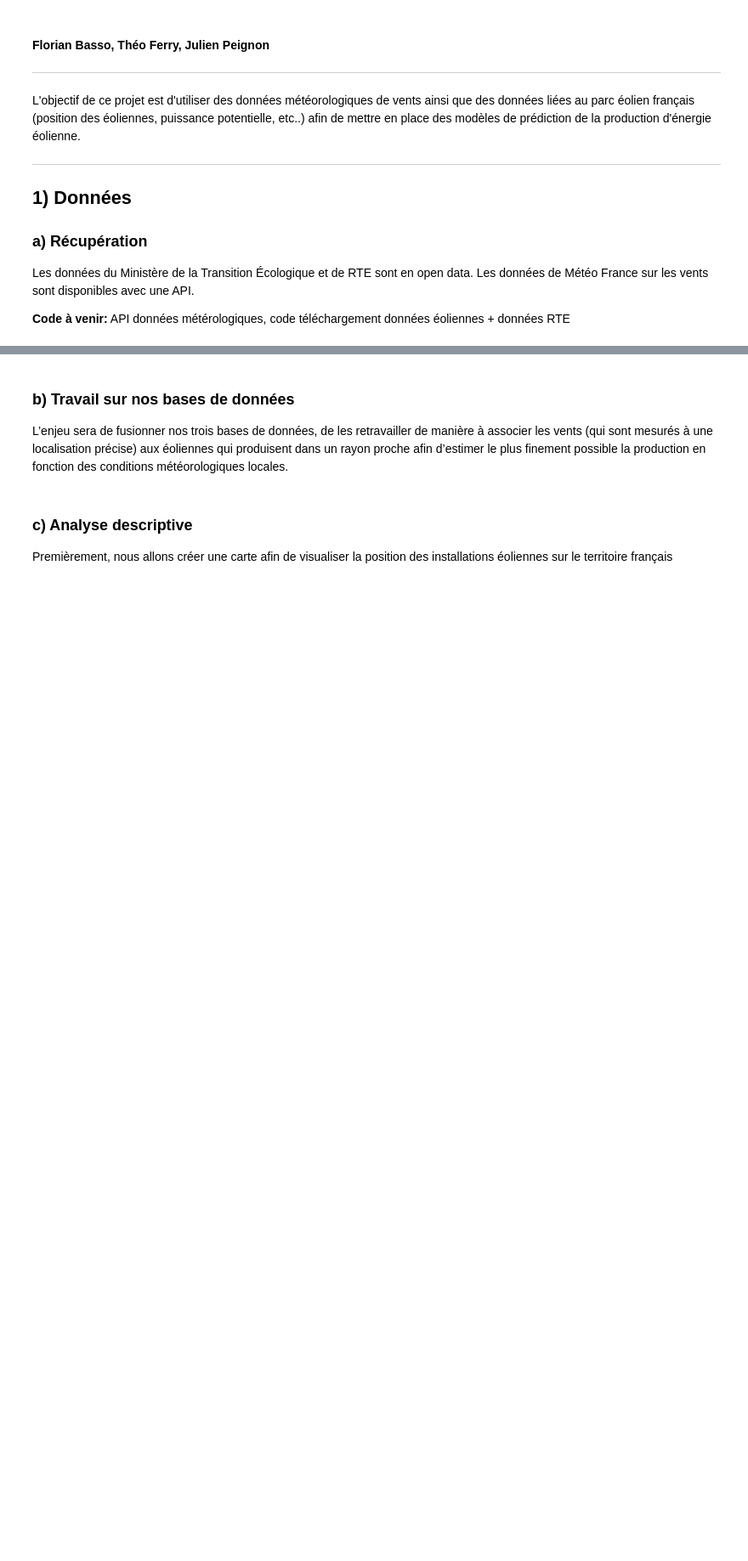
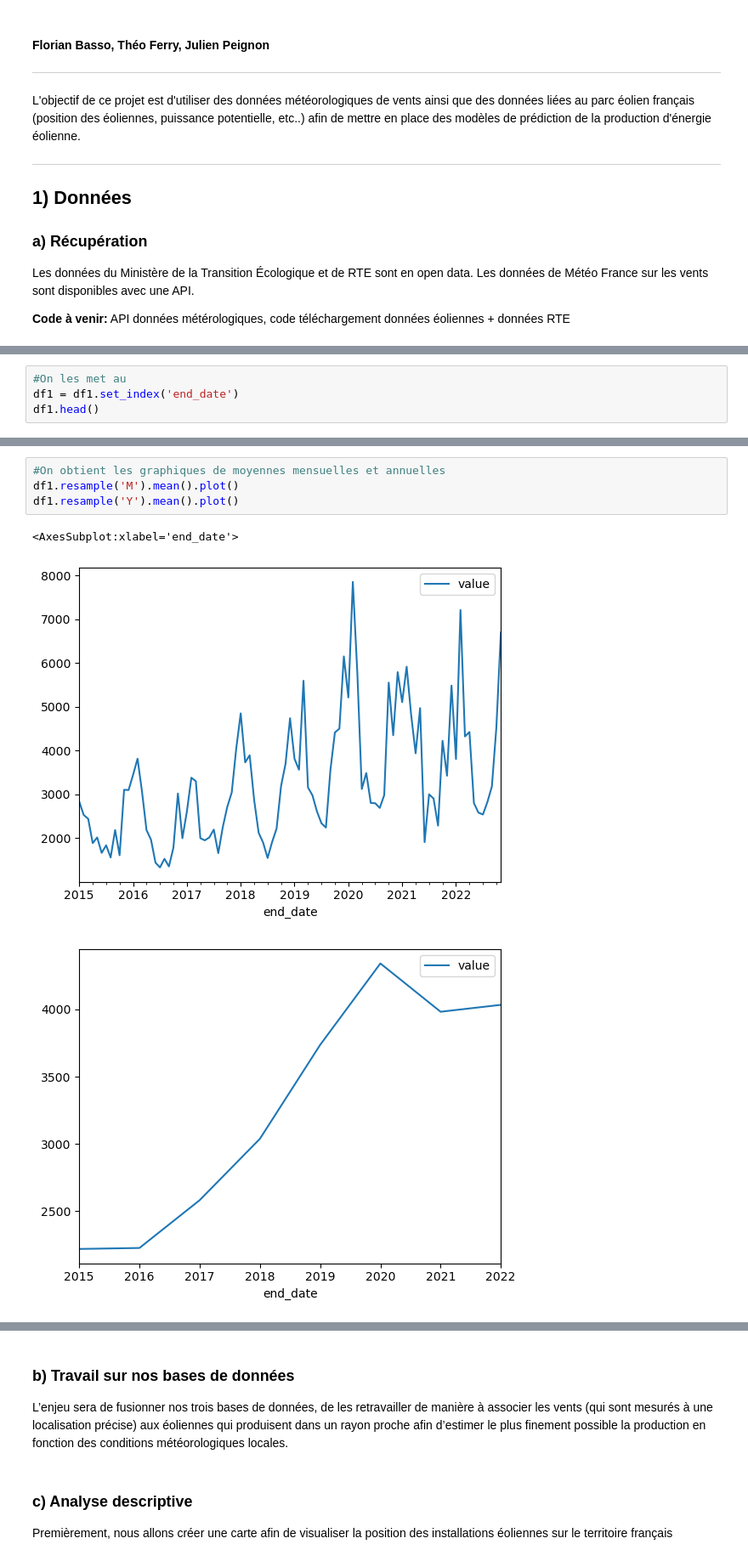
Before and after one commit to Basso42/Production-eolienne-ENSAE, a Jupyter notebook: ProjetPython.ipynb, the cells around one changed output, grey strips where cells are left out. Shown at 85% size. Saved outputs shown, nothing was run; the diff lists cells and outputs as text; blank space fills up the shorter version.

```diff
--- a/ProjetPython.ipynb
+++ b/ProjetPython.ipynb
@@ -11,0 +144,4 @@ Les données du Ministère de la Transition Écologique et de RTE sont en open d
+# %%
+#On les met au
+df1 = df1.set_index('end_date')
+df1.head()
@@ -11,0 +156,8 @@ Les données du Ministère de la Transition Écologique et de RTE sont en open d
+# %%
+#On obtient les graphiques de moyennes mensuelles et annuelles
+df1.resample('M').mean().plot()
+df1.resample('Y').mean().plot()
+# %% [output]
+<AxesSubplot:xlabel='end_date'>
+[figure, added]
+[figure, added]
```
Also changed, not shown: parts of 93 cells of this notebook, 1 other file.
